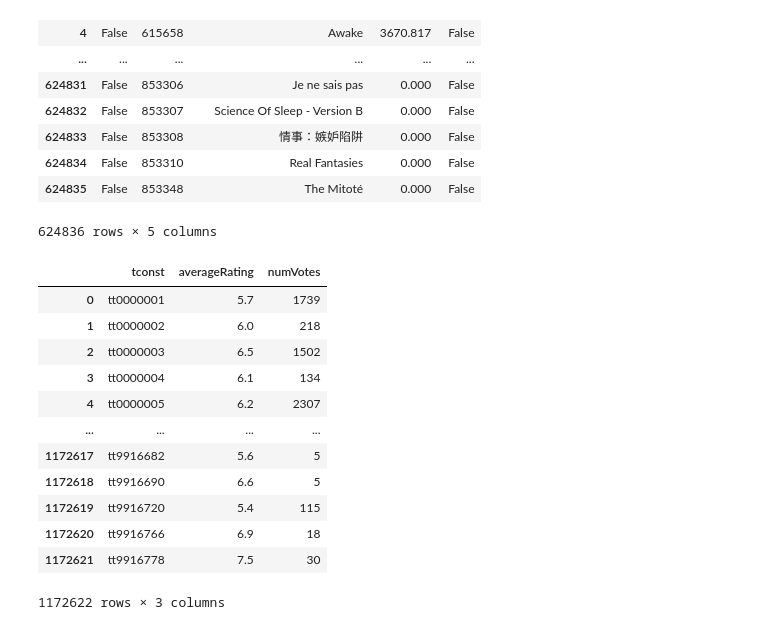
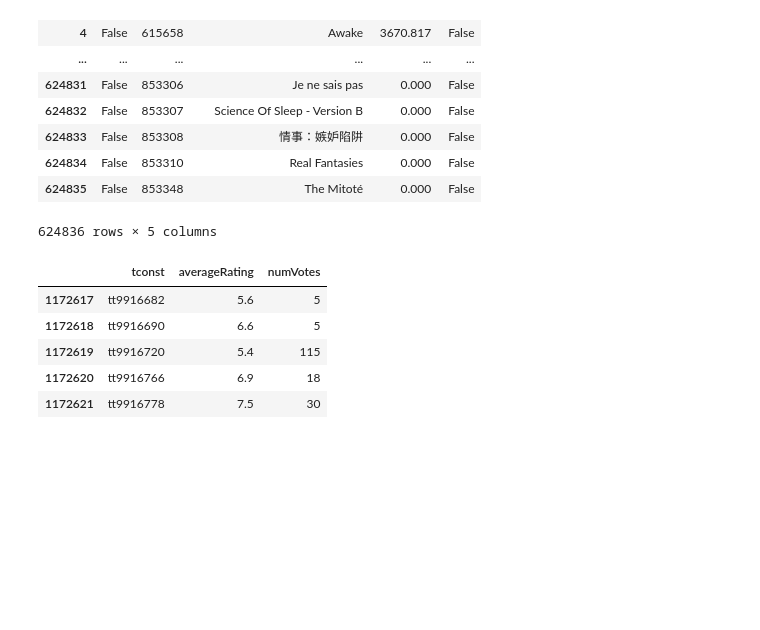
Before and after one commit to Naldershof/MovieGraphAnalysis, a Jupyter notebook: data_creation.ipynb, the cells around one changed output. Saved outputs shown, nothing was run; the diff lists cells and outputs as text; code cells hidden in the pictures; blank space fills up the shorter version.

```diff
--- a/data_creation.ipynb
+++ b/data_creation.ipynb
@@ -134,21 +134,18 @@ movie_df.to_csv('movie_df.csv')
 # Imdb rating dump available at https://datasets.imdbws.com/
 # The fucking file is named data.tsv? Who the hell names a data file "data"
 # Whatever, they still give it to me for free so I'll take it
+
+# For some fucking reason importing this works, but exporting it as a csv and rereading it doesn't
+# So whatever I'll just read it from the other one.
 ratings = pd.read_csv("data.tsv",  sep='\t')
+ratings['tconst'] = ratings['tconst'].astype(str)
 ratings.to_csv('ratings.csv')
 # %%
-ratings
+ratings.tail()
 # %% [output]
 |  | tconst | averageRating | numVotes |
-| 0 | tt0000001 | 5.7 | 1739 |
-| 1 | tt0000002 | 6.0 | 218 |
-| 2 | tt0000003 | 6.5 | 1502 |
-| 3 | tt0000004 | 6.1 | 134 |
-| 4 | tt0000005 | 6.2 | 2307 |
-| ... | ... | ... | ... |
 | 1172617 | tt9916682 | 5.6 | 5 |
 | 1172618 | tt9916690 | 6.6 | 5 |
 | 1172619 | tt9916720 | 5.4 | 115 |
 | 1172620 | tt9916766 | 6.9 | 18 |
 | 1172621 | tt9916778 | 7.5 | 30 |
-1172622 rows × 3 columns
```
Also changed, not shown: 2 other files.
